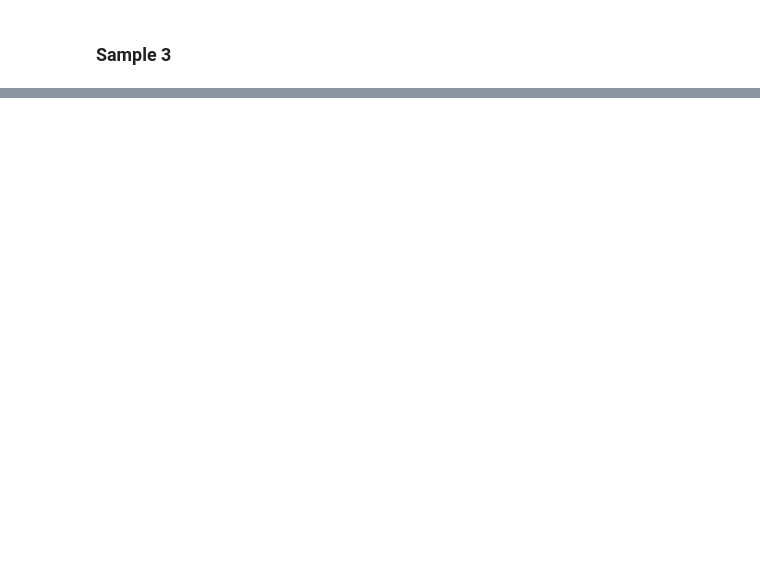
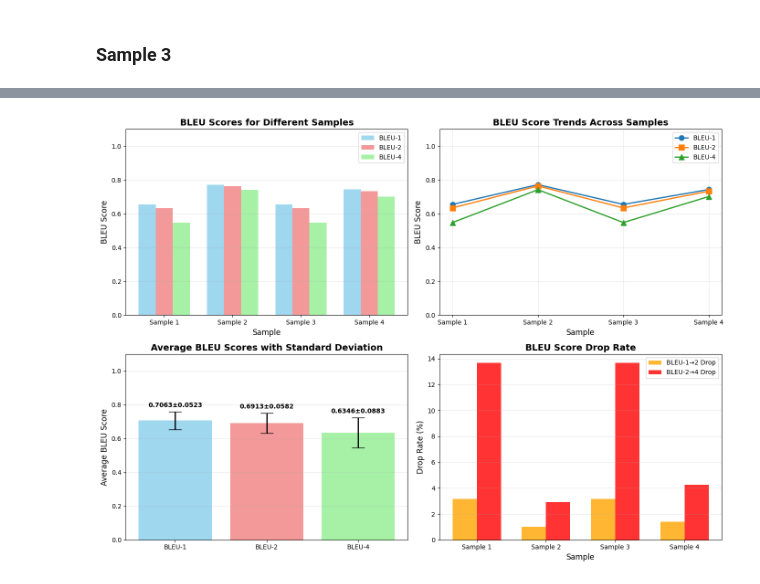
Before and after one commit to xiyuanyang-code/My-NLP, a Jupyter notebook: src/ai_2801/homework_4/HW4.ipynb, the cells around one changed output, grey strips where cells are left out. Cells and saved outputs as stored; diff of their text form; code cells hidden in the pictures; blank space fills up the shorter version.

```diff
--- a/src/ai_2801/homework_4/HW4.ipynb
+++ b/src/ai_2801/homework_4/HW4.ipynb
@@ -63,7 +71,6 @@ $$
 # %% [markdown]
 ### n-gram提取
 # %%
-from collections import Counter
 
 def ngram_counts(tokens, n):
     """
@@ -76,7 +83,11 @@ def ngram_counts(tokens, n):
     返回:
         Counter: n-gram -> 出现次数
     """
-    ## TODO：统计句子中 n-gram 的频次（2分）
+    counts = Counter()
+    for i in range(len(tokens) - n + 1):
+        ngram = tuple(tokens[i:i+n])
+        counts[ngram] += 1
+    return counts
 # %% [markdown]
 ### 修正精确率（modified precision）
 # %%
@@ -104,8 +125,6 @@ def modified_precision(candidate, references, n):
 # %% [markdown]
 ### 简短惩罚（Brevity Penalty）
 # %%
-import math
-
 def brevity_penalty(candidate, references):
     """
     计算简短惩罚 (BP)。
@@ -119,6 +138,13 @@ def brevity_penalty(candidate, references):
     """
     c = len(candidate)
     ref_lens = [len(ref) for ref in references]
-    # TODO：选择与候选长度最接近的参考长度并计算BP值（3分）
+    # 选择与候选长度最接近的参考长度
+    r = min(ref_lens, key=lambda x: abs(x - c))
+
+    # 计算BP值
+    if c > r:
+        return 1.0
+    else:
+        return math.exp(1 - r / c)
 # %% [markdown]
 ### BLEU分数
@@ -198,0 +367,71 @@ print("Sample-3 BLEU-4:", bleu_score(translated_sentence.split(), references, ma
+# %%
+# 可视化BLEU分数
+plt.figure(figsize=(14, 10))
+
+# 子图1: 各样本的BLEU分数对比（柱状图）
+plt.subplot(2, 2, 1)
+x = np.arange(len(results["sample_names"]))
+width = 0.25
+plt.bar(x - width, results["bleu1"], width, label='BLEU-1', color='skyblue', alpha=0.8)
+plt.bar(x, results["bleu2"], width, label='BLEU-2', color='lightcoral', alpha=0.8)
+plt.bar(x + width, results["bleu4"], width, label='BLEU-4', color='lightgreen', alpha=0.8)
+plt.xlabel('Sample', fontsize=12)
+plt.ylabel('BLEU Score', fontsize=12)
+plt.title('BLEU Scores for Different Samples', fontsize=14, fontweight='bold')
+plt.xticks(x, results["sample_names"])
+plt.legend()
+plt.grid(axis='y', alpha=0.3)
+plt.ylim(0, 1.1)
+
+# 子图2: BLEU分数趋势折线图
+plt.subplot(2, 2, 2)
+plt.plot(results["sample_names"], results["bleu1"], marker='o', label='BLEU-1', linewidth=2, markersize=8)
+plt.plot(results["sample_names"], results["bleu2"], marker='s', label='BLEU-2', linewidth=2, markersize=8)
+plt.plot(results["sample_names"], results["bleu4"], marker='^', label='BLEU-4', linewidth=2, markersize=8)
+plt.xlabel('Sample', fontsize=12)
+plt.ylabel('BLEU Score', fontsize=12)
+plt.title('BLEU Score Trends Across Samples', fontsize=14, fontweight='bold')
+plt.legend()
+plt.grid(alpha=0.3)
+plt.ylim(0, 1.1)
+
+# 子图3: 平均BLEU分数对比
+plt.subplot(2, 2, 3)
+avg_scores = [np.mean(results["bleu1"]), np.mean(results["bleu2"]), np.mean(results["bleu4"])]
+std_scores = [np.std(results["bleu1"]), np.std(results["bleu2"]), np.std(results["bleu4"])]
+colors = ['skyblue', 'lightcoral', 'lightgreen']
+bars = plt.bar(['BLEU-1', 'BLEU-2', 'BLEU-4'], avg_scores, yerr=std_scores,
+                color=colors, alpha=0.8, capsize=10, error_kw={'linewidth': 2})
+plt.ylabel('Average BLEU Score', fontsize=12)
+plt.title('Average BLEU Scores with Standard Deviation', fontsize=14, fontweight='bold')
+plt.grid(axis='y', alpha=0.3)
+plt.ylim(0, 1.1)
+
+# 在柱子上显示数值
+for i, (bar, avg, std) in enumerate(zip(bars, avg_scores, std_scores)):
+    plt.text(bar.get_x() + bar.get_width()/2, bar.get_height() + std + 0.02,
+             f'{avg:.4f}±{std:.4f}', ha='center', va='bottom', fontsize=10, fontweight='bold')
+
+# 子图4: BLEU分数下降率
+plt.subplot(2, 2, 4)
+bleu1_arr = np.array(results["bleu1"])
+bleu2_arr = np.array(results["bleu2"])
+bleu4_arr = np.array(results["bleu4"])
+drop_rate_2 = ((bleu1_arr - bleu2_arr) / bleu1_arr) * 100
+drop_rate_4 = ((bleu2_arr - bleu4_arr) / bleu2_arr) * 100
+
+x = np.arange(len(results["sample_names"]))
+width = 0.35
+plt.bar(x - width/2, drop_rate_2, width, label='BLEU-1→2 Drop', color='orange', alpha=0.8)
+plt.bar(x + width/2, drop_rate_4, width, label='BLEU-2→4 Drop', color='red', alpha=0.8)
+plt.xlabel('Sample', fontsize=12)
+plt.ylabel('Drop Rate (%)', fontsize=12)
+plt.title('BLEU Score Drop Rate', fontsize=14, fontweight='bold')
+plt.xticks(x, results["sample_names"])
+plt.legend()
+plt.grid(axis='y', alpha=0.3)
+
+plt.tight_layout()
+plt.show()
+# %% [output]
+[figure, added]
```
Also changed, not shown: parts of 15 cells of this notebook, 1 other file.
